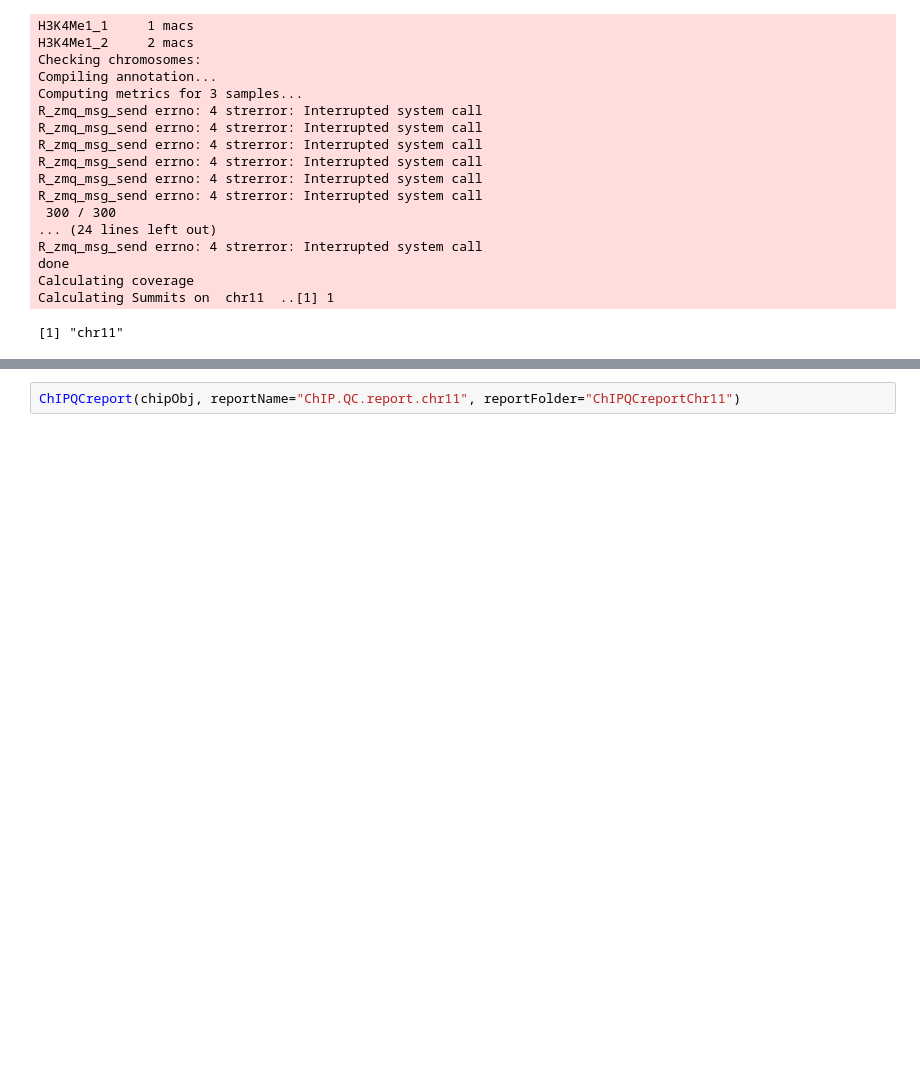
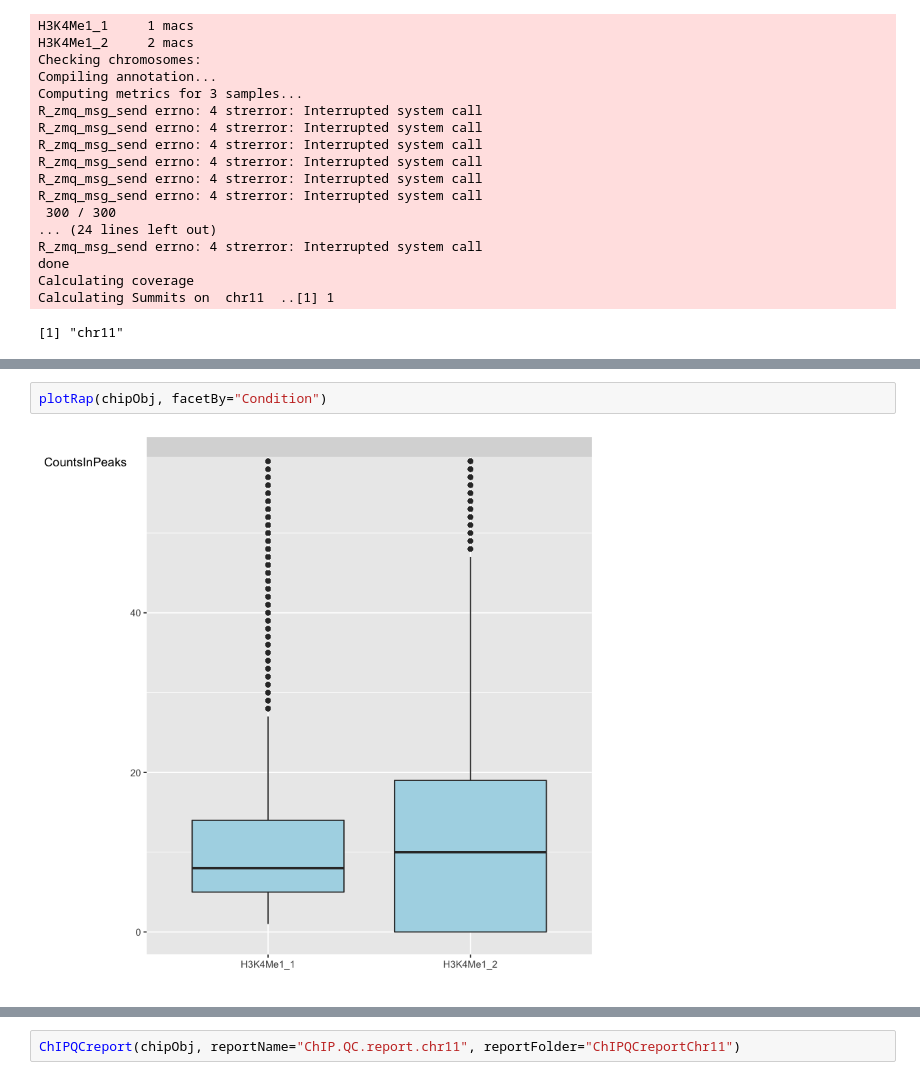
Before and after one commit to ShaunFChen/Applied-Bioinformatics-HW, a Jupyter notebook: Unit2-module2-ChIPseq/4.3_Homework_R.ipynb, the cells around one changed output, grey strips where cells are left out. Saved outputs shown, nothing was run; the diff lists cells and outputs as text; blank space fills up the shorter version.

```diff
--- a/Unit2-module2-ChIPseq/4.3_Homework_R.ipynb
+++ b/Unit2-module2-ChIPseq/4.3_Homework_R.ipynb
@@ -37,0 +56,4 @@ Calculating Summits on  chr11  ..[1] 1
+# %%
+plotRap(chipObj, facetBy="Condition")
+# %% [output]
+[figure, added]
```
Also changed, not shown: parts of 11 cells of this notebook.
